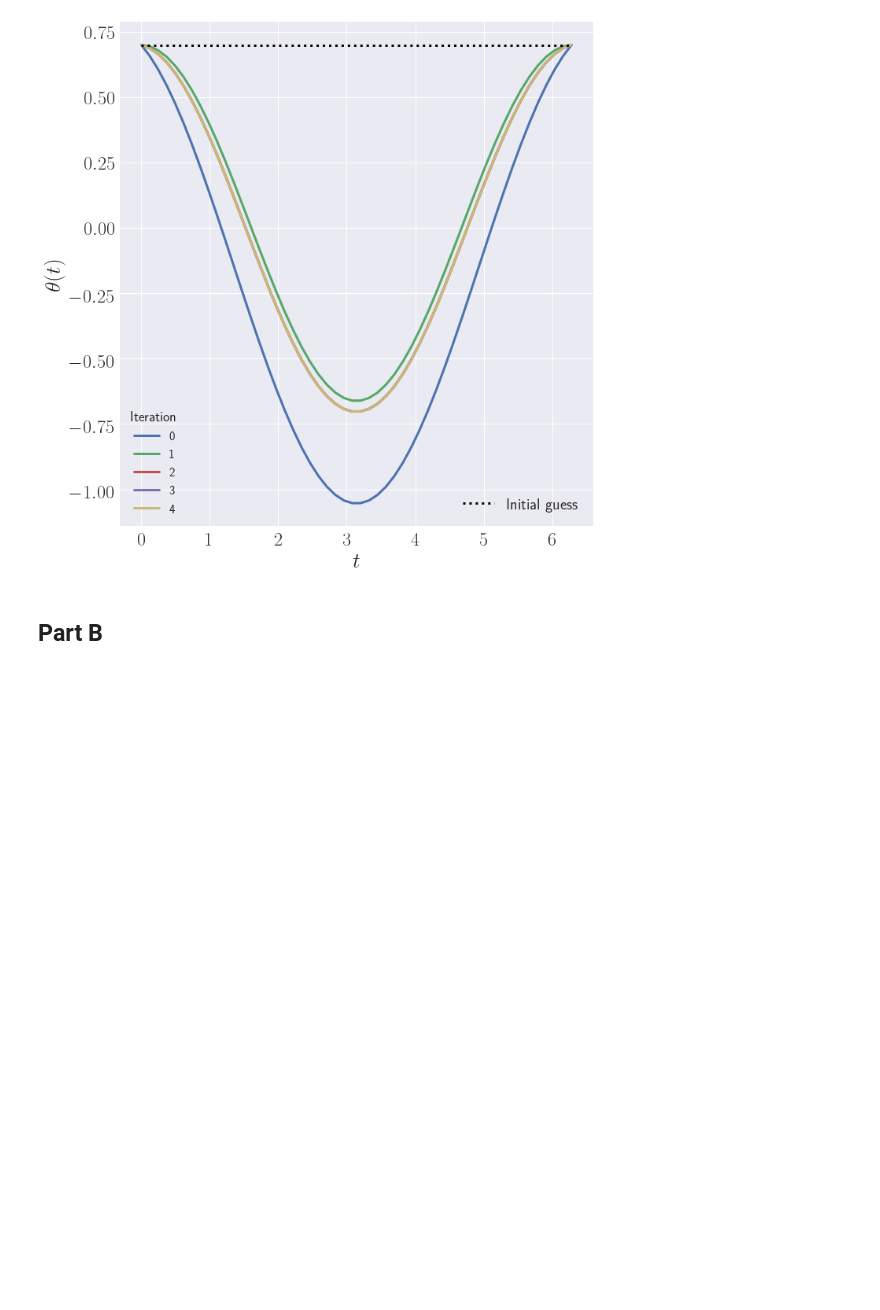
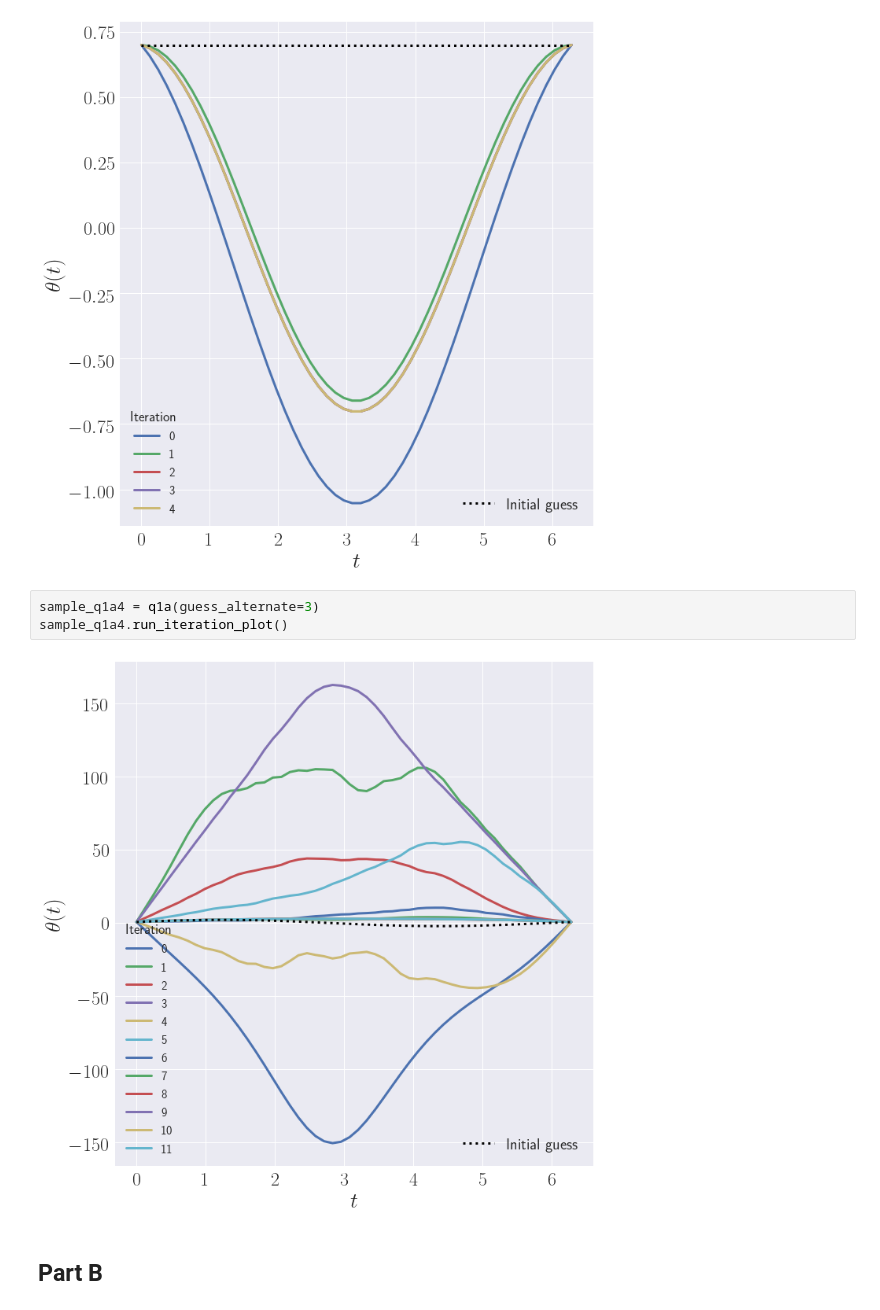
Before and after one commit to jnlucero96/apma922, a Jupyter notebook: assignment02/ipy_notebooks/A2Q1.ipynb, the cells around one changed output. Drawn from its saved outputs; the diff is of its cells as text; blank space fills up the shorter version.

```diff
--- a/assignment02/ipy_notebooks/A2Q1.ipynb
+++ b/assignment02/ipy_notebooks/A2Q1.ipynb
@@ -246,6 +248,11 @@ sample_q1a3 = q1a(guess_alternate=1)
 sample_q1a3.run_iteration_plot()
 # %% [output]
 [figure]
+# %%
+sample_q1a4 = q1a(guess_alternate=3)
+sample_q1a4.run_iteration_plot()
+# %% [output]
+[figure, added]
 # %% [markdown]
 ## Part B
 # %%
```
Also changed, not shown: parts of 3 cells of this notebook, 1 other file.
